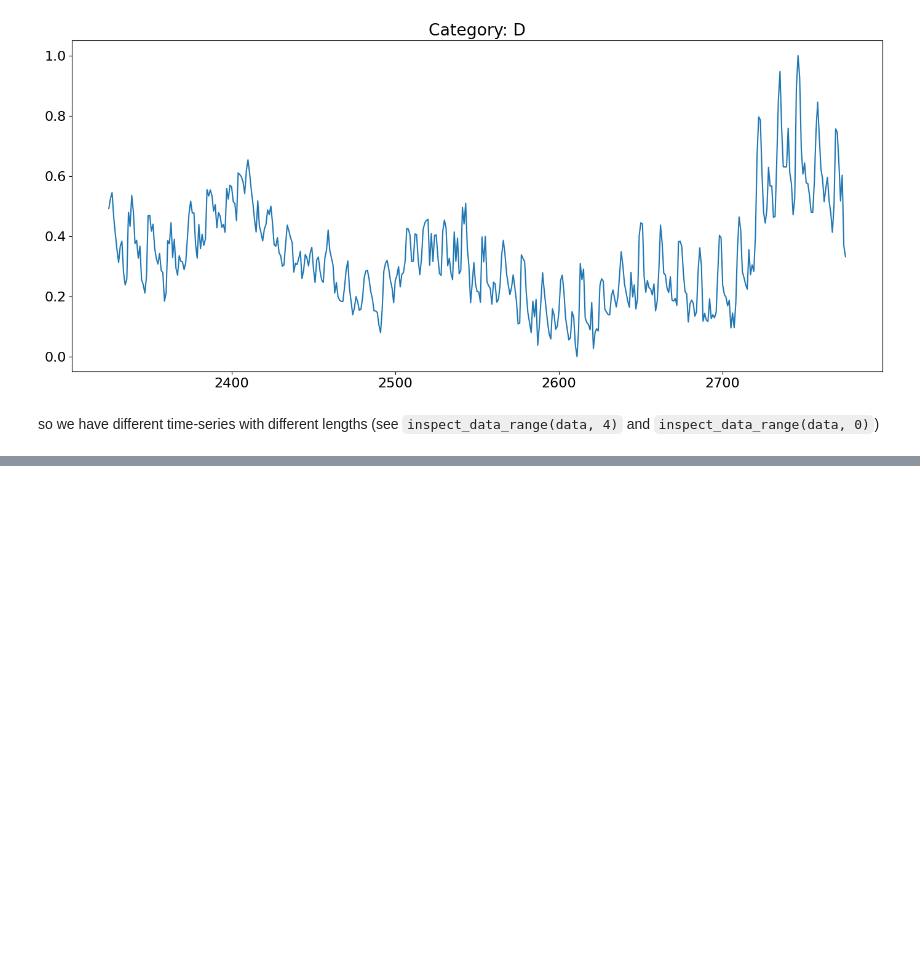
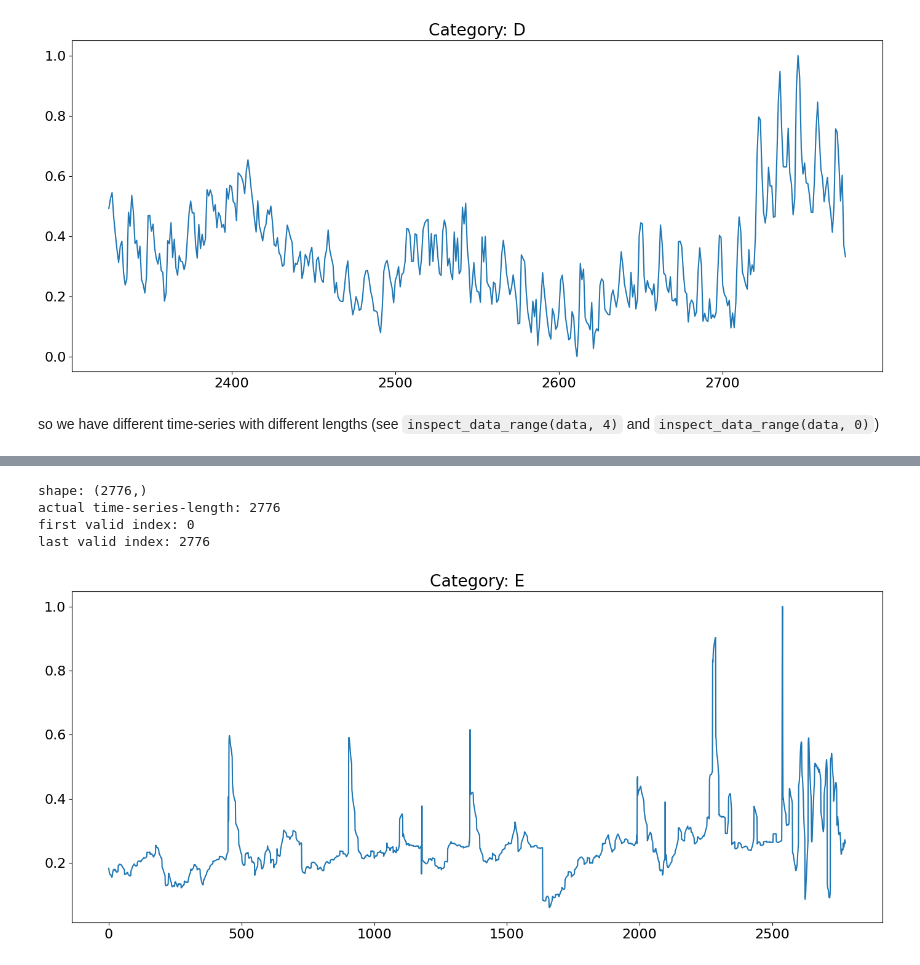
Before and after one commit to AlessandroSironi/AN2DL-Challenges-24, a Jupyter notebook: Challenge 2/notebooks/20231210_dataset_exploration-tomaso.ipynb, the cells around one changed output, grey strips where cells are left out. Saved outputs shown, nothing was run; the diff lists cells and outputs as text; code cells hidden in the pictures; blank space fills up the shorter version.

```diff
--- a/Challenge 2/notebooks/20231210_dataset_exploration-tomaso.ipynb
+++ b/Challenge 2/notebooks/20231210_dataset_exploration-tomaso.ipynb
@@ -184,0 +203,8 @@ last valid index: 2776
+# %%
+inspect_data_range(data, index)
+# %% [output]
+shape: (2776,)
+actual time-series-length: 2776
+first valid index: 0
+last valid index: 2776
+[figure, added]
```
Also changed, not shown: parts of 4 cells of this notebook, 1 other file.
